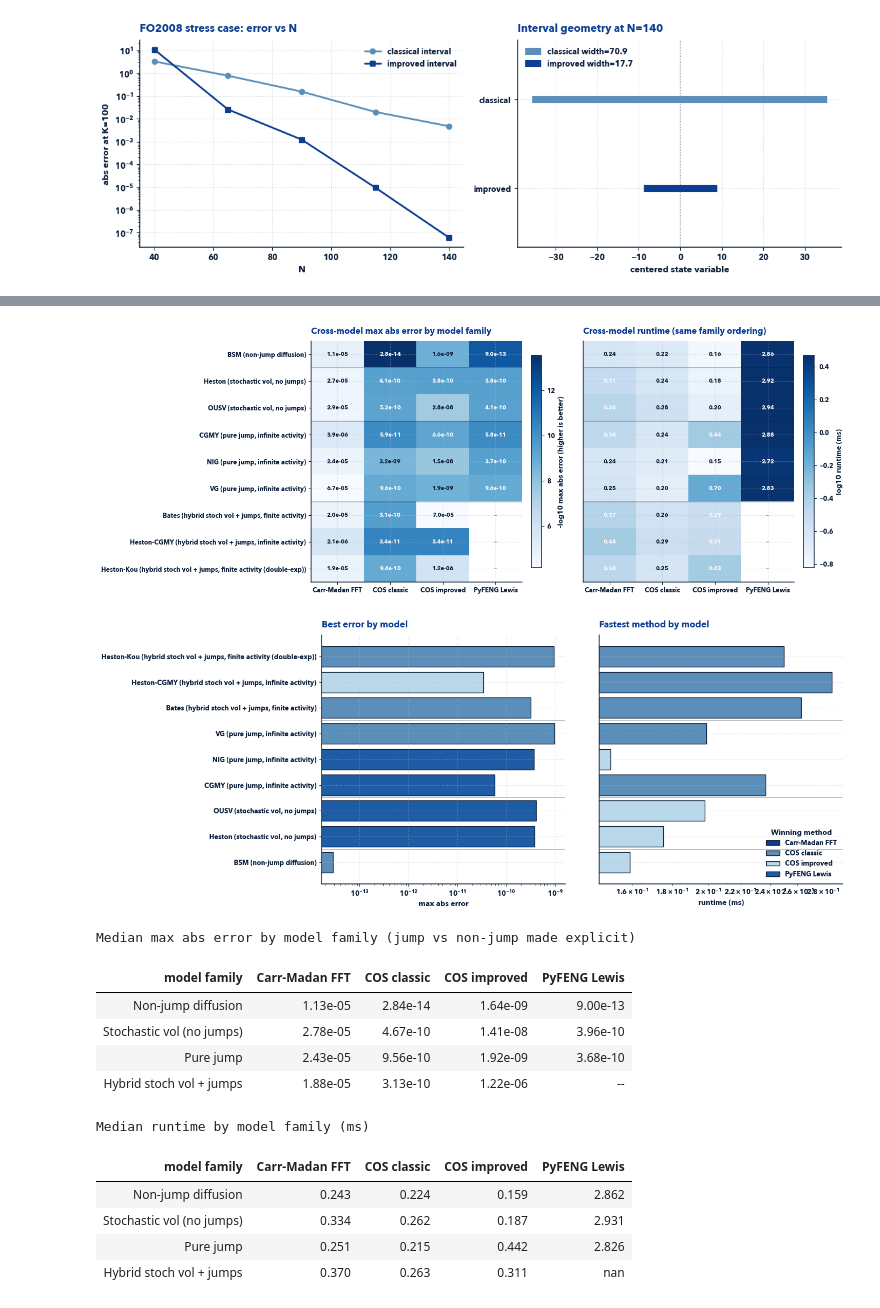
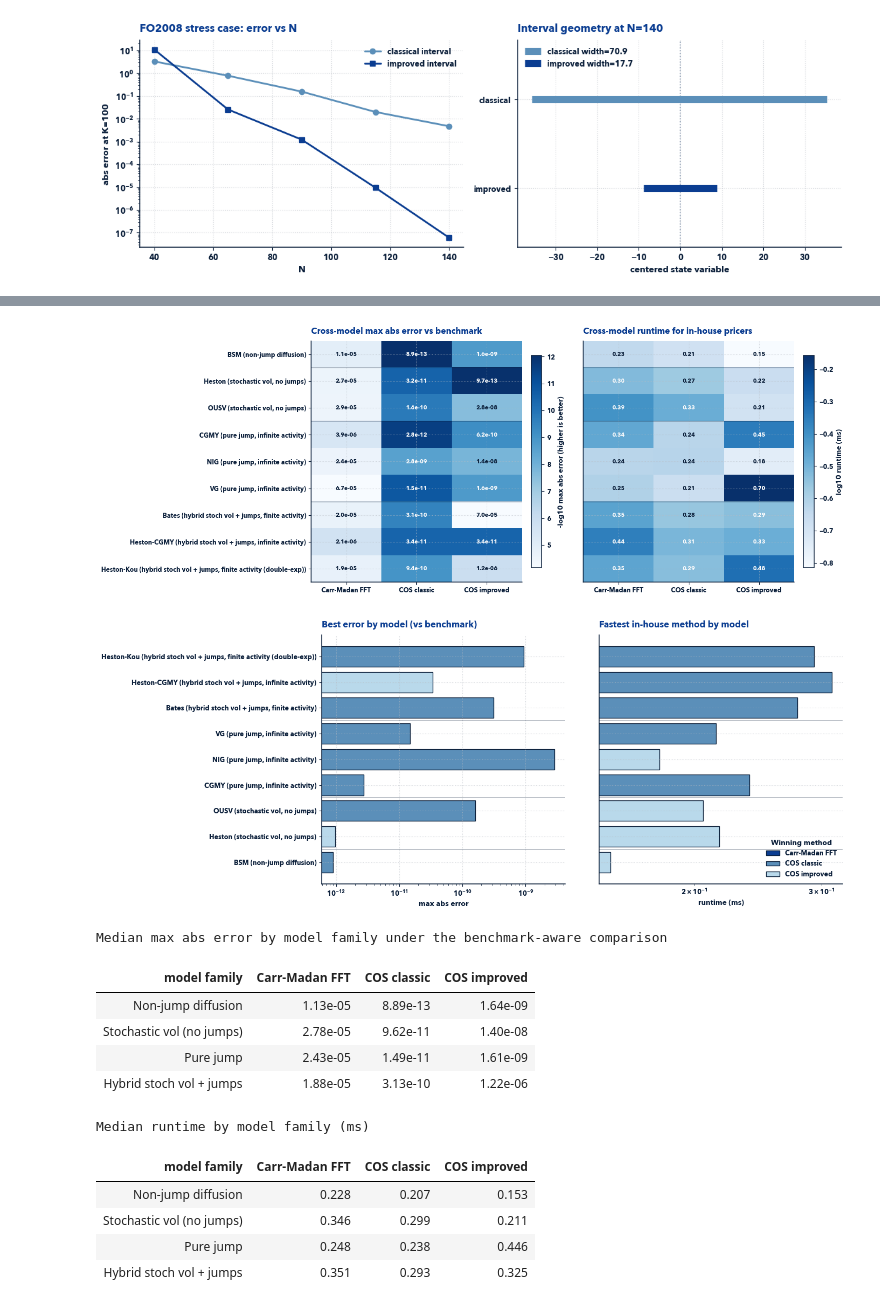
Before and after one commit to nl2992/fourier-option-pricer, a Jupyter notebook: notebooks/demo.ipynb, the cells around one changed output, grey strips where cells are left out. Drawn from its saved outputs; the diff is of its cells as text; code cells hidden in the pictures.

```diff
--- a/notebooks/demo.ipynb
+++ b/notebooks/demo.ipynb
@@ -963,7 +1026,7 @@ model_order = taxonomy_plot['model'].tolist()
 display_order = taxonomy_plot['display_label'].tolist()
 family_sizes = taxonomy_plot.groupby('family_group', observed=True).size().reindex(family_names, fill_value=0)
 family_breaks = family_sizes.cumsum().tolist()[:-1]
-method_order = ['Carr-Madan FFT', 'COS classic', 'COS improved', PYFENG_LEWIS_LABEL]
+method_order = ['Carr-Madan FFT', 'COS classic', 'COS improved']
 
 error_pivot = cross_results.pivot(index='model', columns='method', values='max_abs_err').reindex(index=model_order, columns=method_order)
 runtime_pivot = cross_results.pivot(index='model', columns='method', values='runtime_ms').reindex(index=model_order, columns=method_order)
@@ -974,7 +1037,7 @@ fig, axes = plt.subplots(1, 2, figsize=(15.8, 6.1))
 heatmap(
     axes[0],
     error_pivot,
-    title='Cross-model max abs error by model family',
+    title='Cross-model max abs error vs benchmark',
     cmap='Blues',
     cbar_label='-log10 max abs error (higher is better)',
     transform='neglog10',
@@ -982,7 +1045,7 @@ heatmap(
 heatmap(
     axes[1],
     runtime_pivot,
-    title='Cross-model runtime (same family ordering)',
+    title='Cross-model runtime for in-house pricers',
     cmap='Blues',
     cbar_label='log10 runtime (ms)',
     annotation='float',
@@ -1000,7 +1063,6 @@ method_colors = {
     'Carr-Madan FFT': NAVY,
     'COS classic': CB_STEEL,
     'COS improved': COLUMBIA_BLUE,
-    PYFENG_LEWIS_LABEL: CB_DEEP,
 }
 
 best_error = (
@@ -1029,7 +1091,7 @@ axes2[0].barh(
     edgecolor=DARK,
 )
 axes2[0].set_xscale('log')
-axes2[0].set_title('Best error by model')
+axes2[0].set_title('Best error by model (vs benchmark)')
 axes2[0].set_xlabel('max abs error')
 axes2[0].set_yticks(y_pos)
 axes2[0].set_yticklabels(display_order)
@@ -1042,7 +1104,7 @@ axes2[1].barh(
     edgecolor=DARK,
 )
 axes2[1].set_xscale('log')
-axes2[1].set_title('Fastest method by model')
+axes2[1].set_title('Fastest in-house method by model')
 axes2[1].set_xlabel('runtime (ms)')
 axes2[1].set_yticks(y_pos)
 axes2[1].tick_params(axis='y', left=False, labelleft=False)
@@ -1069,46 +1131,46 @@ family_compare = (
 )
 
 family_error_compare = (
     family_compare.pivot(index='family_group', columns='method', values='median_error')
     .reindex(index=family_names, columns=method_order)
     .reset_index()
     .rename(columns={'family_group': 'model family'})
 )
 family_runtime_compare = (
     family_compare.pivot(index='family_group', columns='method', values='median_runtime_ms')
     .reindex(index=family_names, columns=method_order)
     .reset_index()
     .rename(columns={'family_group': 'model family'})
 )
 
 family_error_compare.to_csv(OUTPUTS / 'cross_model_family_error_summary.csv', index=False)
 family_runtime_compare.to_csv(OUTPUTS / 'cross_model_family_runtime_summary.csv', index=False)
 
 display(night_style(
     family_error_compare,
-    caption='Median max abs error by model family (jump vs non-jump made explicit)',
+    caption='Median max abs error by model family under the benchmark-aware comparison',
     formats={method: sci for method in method_order},
     hide_index=True,
 ))
 display(night_style(
     family_runtime_compare,
     caption='Median runtime by model family (ms)',
     formats={method: '{:.3f}' for method in method_order},
     hide_index=True,
 ))
 # %% [output]
-[figure, old version]
+[figure, new version]
-[figure, old version]
+[figure, new version]
-Median max abs error by model family (jump vs non-jump made explicit)
+Median max abs error by model family under the benchmark-aware comparison
-| model family | Carr-Madan FFT | COS classic | COS improved | PyFENG Lewis |
-| Non-jump diffusion | 1.13e-05 | 2.84e-14 | 1.64e-09 | 9.00e-13 |
-| Stochastic vol (no jumps) | 2.78e-05 | 4.67e-10 | 1.41e-08 | 3.96e-10 |
-| Pure jump | 2.43e-05 | 9.56e-10 | 1.92e-09 | 3.68e-10 |
-| Hybrid stoch vol + jumps | 1.88e-05 | 3.13e-10 | 1.22e-06 | -- |
+| model family | Carr-Madan FFT | COS classic | COS improved |
+| Non-jump diffusion | 1.13e-05 | 8.89e-13 | 1.64e-09 |
+| Stochastic vol (no jumps) | 2.78e-05 | 9.62e-11 | 1.40e-08 |
+| Pure jump | 2.43e-05 | 1.49e-11 | 1.61e-09 |
+| Hybrid stoch vol + jumps | 1.88e-05 | 3.13e-10 | 1.22e-06 |
 Median runtime by model family (ms)
-| model family | Carr-Madan FFT | COS classic | COS improved | PyFENG Lewis |
-| Non-jump diffusion | 0.243 | 0.224 | 0.159 | 2.862 |
-| Stochastic vol (no jumps) | 0.334 | 0.262 | 0.187 | 2.931 |
-| Pure jump | 0.251 | 0.215 | 0.442 | 2.826 |
-| Hybrid stoch vol + jumps | 0.370 | 0.263 | 0.311 | nan |
+| model family | Carr-Madan FFT | COS classic | COS improved |
+| Non-jump diffusion | 0.228 | 0.207 | 0.153 |
+| Stochastic vol (no jumps) | 0.346 | 0.299 | 0.211 |
+| Pure jump | 0.248 | 0.238 | 0.446 |
+| Hybrid stoch vol + jumps | 0.351 | 0.293 | 0.325 |
 # %% [markdown]
```
Also changed, not shown: parts of 10 cells of this notebook.
